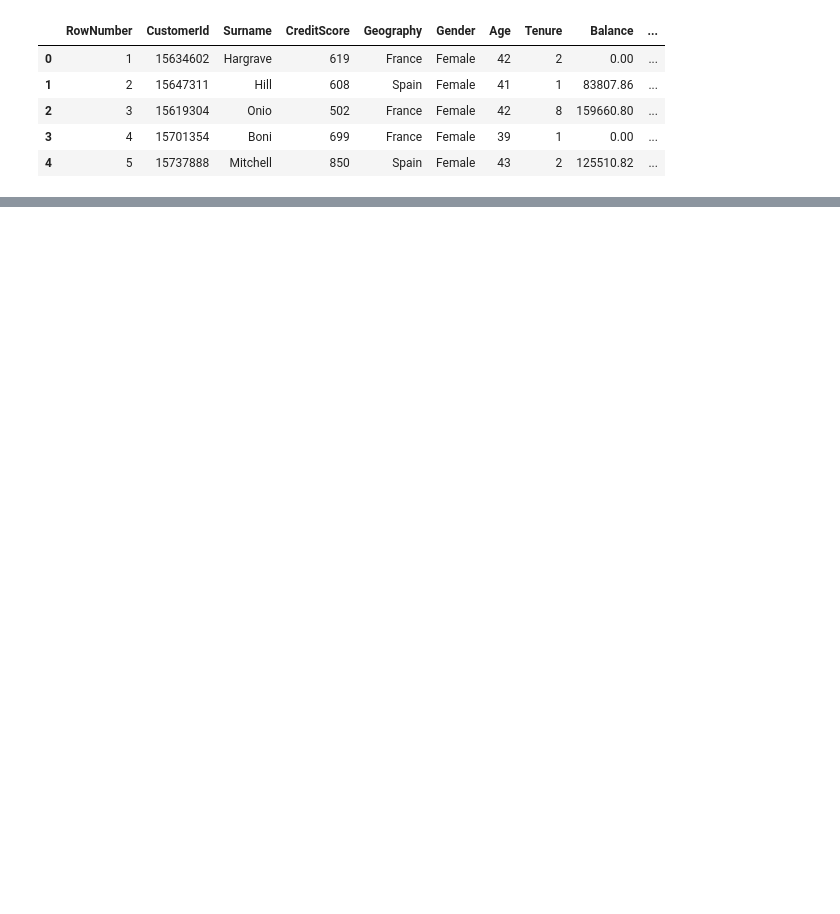
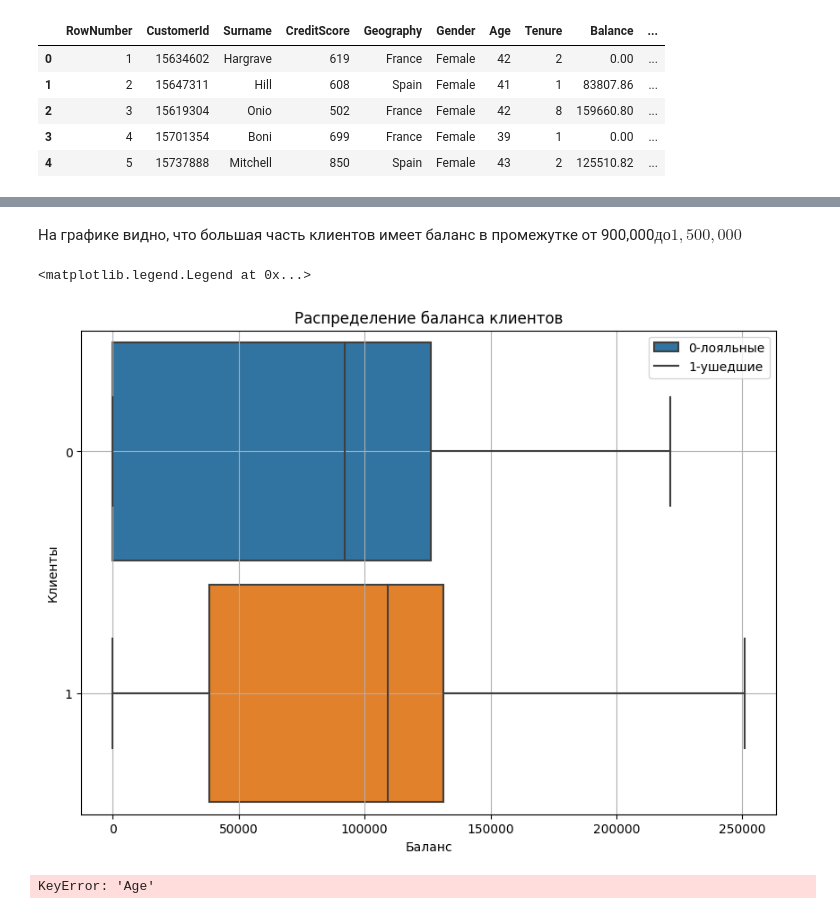
Before and after one commit to 78doors/DS-practice-, a Jupyter notebook: project_2/.ipynb, the cells around one changed output, grey strips where cells are left out. Saved outputs shown, nothing was run; the diff lists cells and outputs as text; code cells hidden in the pictures; blank space fills up the shorter version.

```diff
--- a/project_2/.ipynb
+++ b/project_2/.ipynb
@@ -13,0 +89,52 @@ churn_data.head()
+# %% [markdown]
+На графике видно, что большая часть клиентов имеет баланс в промежутке от 900,000$ до 1,500,000$
+# %%
+#9.3. Посмотрите на распределение баланса клиента в разрезе признака оттока.
+# Как различаются суммы на накопительном счёте ушедших и лояльных клиентов? Подумайте и напишите, с чем это может быть связано,
+# что может не устраивать ушедших клиентов в банке.
+import matplotlib.pyplot as plt
+%matplotlib inline
+import seaborn as sns
+
+
+
+fig = plt.figure(figsize=(10, 7))
+boxplot = sns.boxplot(
+    data=churn_data,
+    y='Exited',
+    x='Balance',
+    orient = 'h',
+    width=0.9,
+
+)
+legend_label = ["0-лояльные",'1-ушедшие']
+
+
+
+boxplot.set_title('Распределение баланса клиентов');
+boxplot.set_xlabel('Баланс');
+boxplot.set_ylabel('Клиенты');
+boxplot.grid()
+boxplot.legend(legend_label)
+# %% [output]
+<matplotlib.legend.Legend at 0x...>
+[figure, added]
+# %%
+#9.4. Посмотрите на распределение возраста в разрезе признака оттока.
+# В какой группе больше потенциальных выбросов? На какую возрастную категорию клиентов стоит обратить внимание банку?
+#fig = plt.figure(figsize=(10, 7))
+clients1 = churn_data((churn_data['Exited']==1)['Age'])
+display(clients1)
+#boxplot = sns.boxplot(
+    #data=churn_data,
+    #y='Exited',
+    #x='Age',
+    #orient='h',
+    #width=0.9
+#)
+#boxplot.set_title('Распределение возраста в категории ушедших клиентов');
+#boxplot.set_xlabel('Возраст');
+#boxplot.set_ylabel('Ушедшие клиенты');
+#boxplot.grid()
+# %% [output]
+KeyError: 'Age'
```
Also changed, not shown: parts of 4 cells of this notebook, 4 other files.
